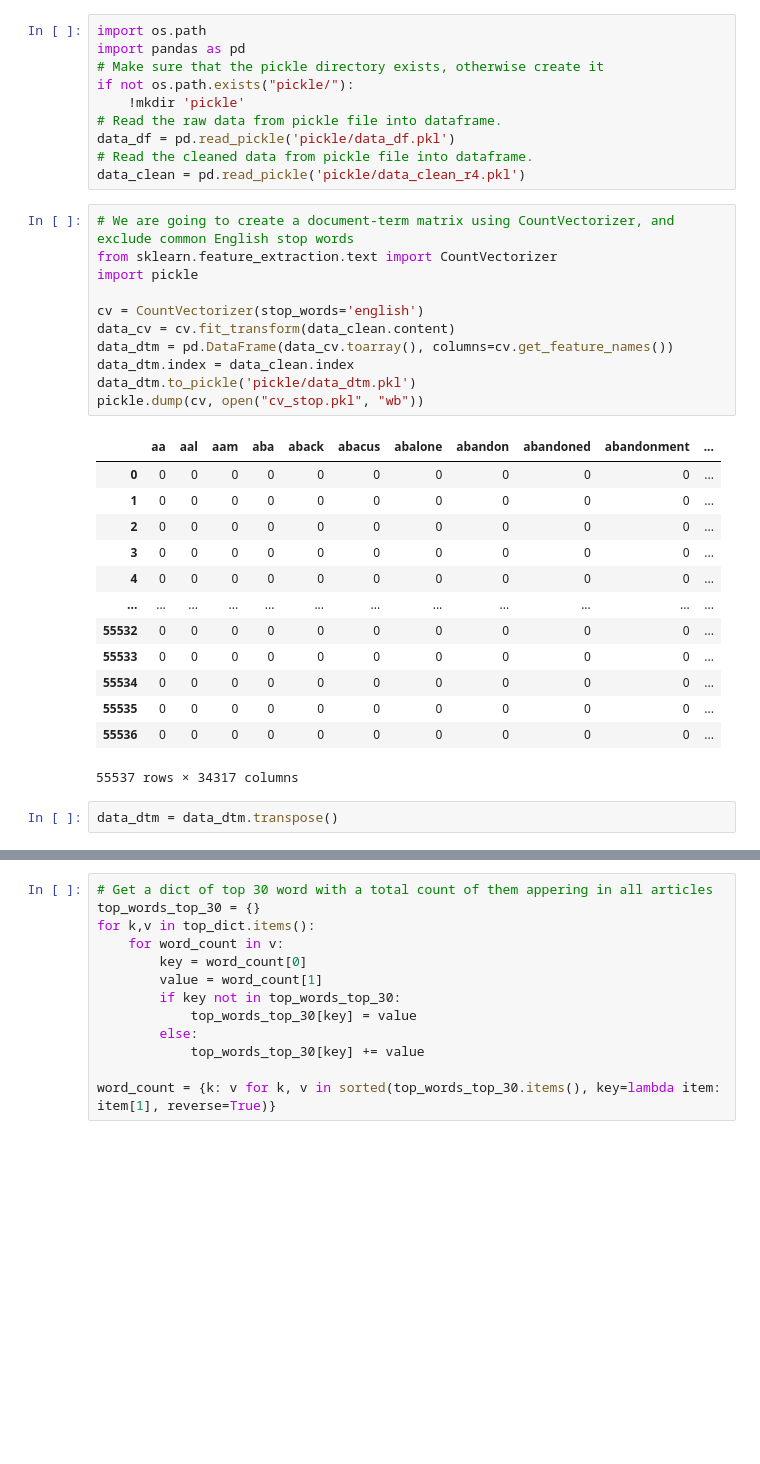
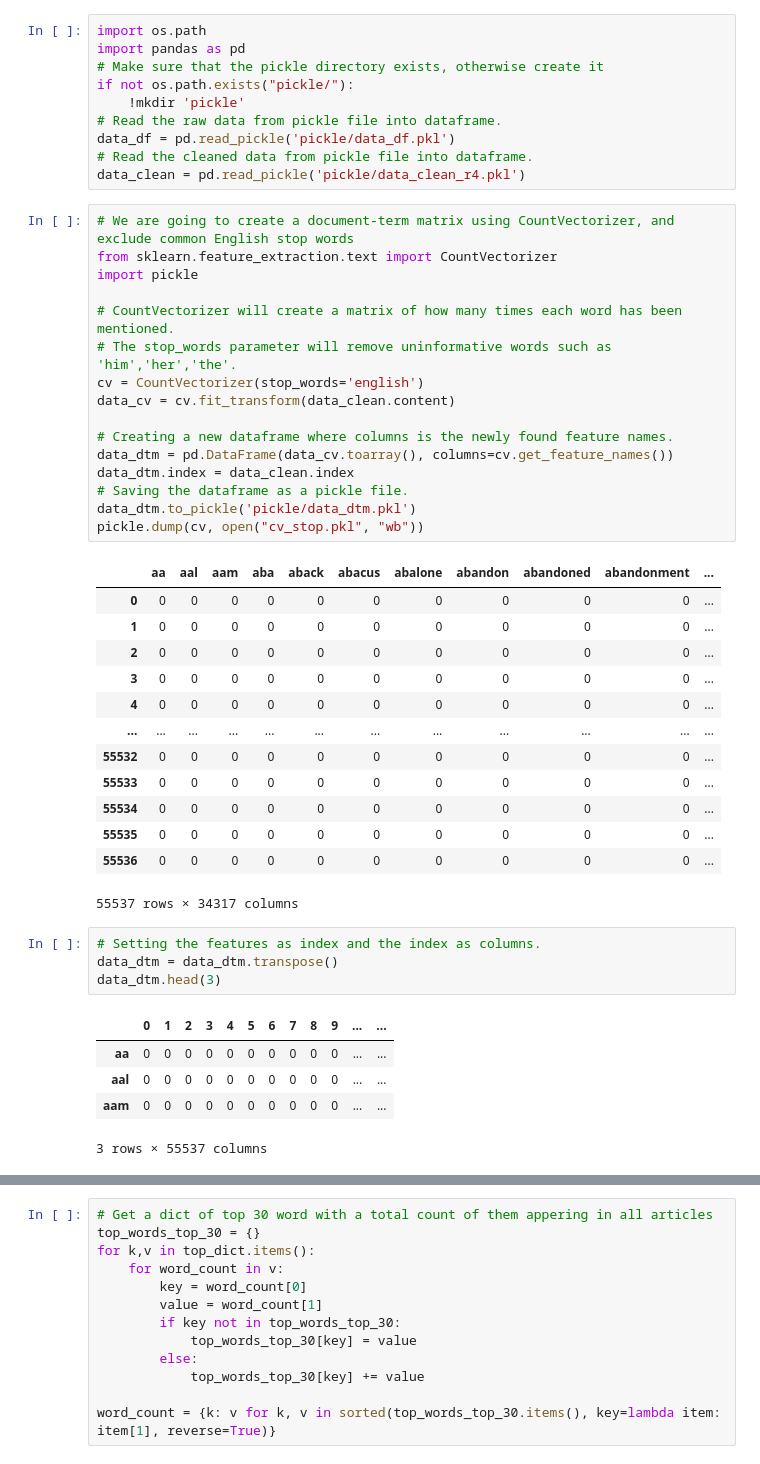
Before and after one commit to miguel2650/covid-19-research, a Jupyter notebook: 2-data-analysis.ipynb, the cells around one changed output, grey strips where cells are left out. Saved outputs shown, nothing was run; the diff lists cells and outputs as text; blank space fills up the shorter version.

```diff
--- a/2-data-analysis.ipynb
+++ b/2-data-analysis.ipynb
@@ -30,10 +30,15 @@ data_clean = pd.read_pickle('pickle/data_clean_r4.pkl')
 from sklearn.feature_extraction.text import CountVectorizer
 import pickle
 
+# CountVectorizer will create a matrix of how many times each word has been mentioned.
+# The stop_words parameter will remove uninformative words such as 'him','her','the'.
 cv = CountVectorizer(stop_words='english')
 data_cv = cv.fit_transform(data_clean.content)
+
+# Creating a new dataframe where columns is the newly found feature names.
 data_dtm = pd.DataFrame(data_cv.toarray(), columns=cv.get_feature_names())
 data_dtm.index = data_clean.index
+# Saving the dataframe as a pickle file.
 data_dtm.to_pickle('pickle/data_dtm.pkl')
 pickle.dump(cv, open("cv_stop.pkl", "wb"))
 # %% [output]
@@ -50,8 +55,16 @@ pickle.dump(cv, open("cv_stop.pkl", "wb"))
 | 55535 | 0 | 0 | 0 | 0 | 0 | 0 | 0 | 0 | 0 | 0 | ... |
 | 55536 | 0 | 0 | 0 | 0 | 0 | 0 | 0 | 0 | 0 | 0 | ... |
 55537 rows × 34317 columns
-# %%
-data_dtm = data_dtm.transpose()
+# %%
+# Setting the features as index and the index as columns.
+data_dtm = data_dtm.transpose()
+data_dtm.head(3)
+# %% [output]
+|  | 0 | 1 | 2 | 3 | 4 | 5 | 6 | 7 | 8 | 9 | ... | ... |
+| aa | 0 | 0 | 0 | 0 | 0 | 0 | 0 | 0 | 0 | 0 | ... | ... |
+| aal | 0 | 0 | 0 | 0 | 0 | 0 | 0 | 0 | 0 | 0 | ... | ... |
+| aam | 0 | 0 | 0 | 0 | 0 | 0 | 0 | 0 | 0 | 0 | ... | ... |
+3 rows × 55537 columns
 # %%
 # Find the top 30 words mentioned in each article
 top_dict = {}
```
Also changed, not shown: parts of 11 cells of this notebook, 1 other file.
